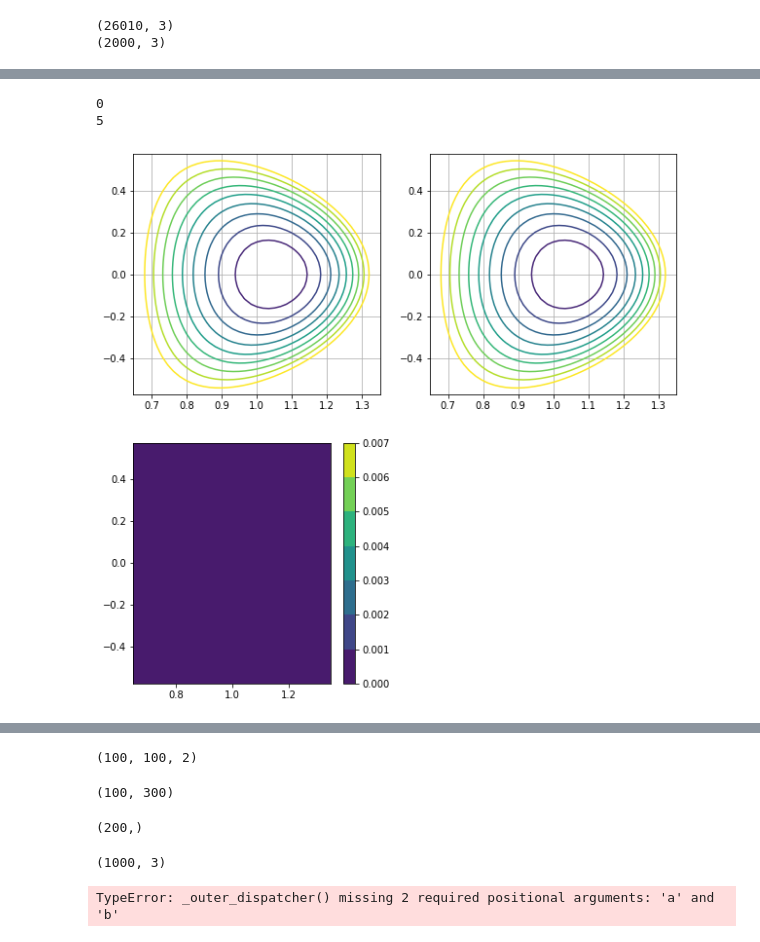
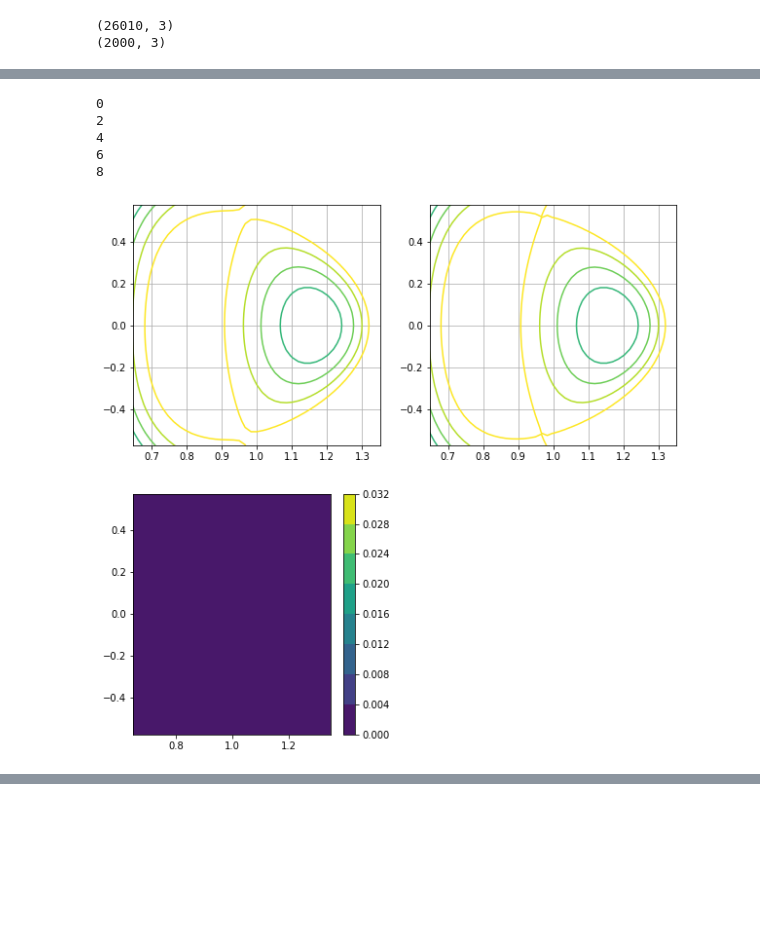
Before and after one commit to akaptano/deepxde_copy, a Jupyter notebook: gs-2d-surrogate/general_solovev_equil_parametrized.ipynb, the cells around one changed output, grey strips where cells are left out. Saved outputs shown, nothing was run; the diff lists cells and outputs as text; code cells hidden in the pictures; blank space fills up the shorter version.

```diff
--- a/gs-2d-surrogate/general_solovev_equil_parametrized.ipynb
+++ b/gs-2d-surrogate/general_solovev_equil_parametrized.ipynb
@@ -15,7 +15,7 @@ import deepxde as dde
 eps = 0.32
 kappa = 1.7
 delta = 0.33
-Amax = 1e-5
+Amax = 10
 
 N1 = - (1 + np.arcsin(delta)) ** 2 / (eps * kappa ** 2)
 N2 = (1 - np.arcsin(delta)) ** 2 / (eps * kappa ** 2)
@@ -29,7 +29,7 @@ def gen_traindata(num):
     N = num
     center = np.array([[0.0,0.0,0.0]])
     tau = np.linspace(0, 2 * np.pi, N)
-    num_A = 1
+    num_A = 20
     Arange = np.linspace(-Amax, Amax, num_A)
     # Define boundary of ellipse
     #x_ellipse = np.asarray([1 + eps * np.cos(tau + np.arcsin(delta) * np.sin(tau)),
@@ -261,7 +265,7 @@ outerPoint = 1 + eps + zoom
 lowPoint   = -kappa * eps - zoom
 highPoint  = kappa * eps + zoom
 
-for i in range(0, xfull.shape[2], 5):
+for i in range(0, xfull.shape[2], 2):
     print(i)
     plt.figure(i + 1, figsize=(10,10))
 
@@ -276,32 +280,35 @@ for i in range(0, xfull.shape[2], 5):
     #ax1.set_title('PINN Solution')
     #ax1.set_xlabel(r'$R/R_{0}$')
     #ax1.set_ylabel(r'$Z/R_{0}$')
     plt.grid(True)
     plt.axis(xmin=innerPoint,xmax=outerPoint,ymin=lowPoint, ymax=highPoint)
 
     # Plot 2 - Analytic Solution
     plt.subplot(2, 2, 2)
     cp = plt.contour(xfull[:, :, i], yfull[:, :, i], psi_true_full[:, :, i],levels=levels)
     #plt.colorbar(cp,ax=ax2).formatter.set_powerlimits((0, 0))
     #ax2.set_title('Analytical Solution')
     #ax2.set_xlabel(r'$R/R_{0}$')
     #ax2.set_ylabel(r'$Z/R_{0}$')
     plt.grid(True)
     plt.axis(xmin=innerPoint,xmax=outerPoint,ymin=lowPoint, ymax=highPoint)
 
     # Plot 4 - Relative Error
     plt.subplot(2, 2, 3)
     cp = plt.contourf(xfull[:, :, i], yfull[:, :, i], error[:, :, i])  #,levels=levels)
     #fig.colorbar(cp,ax=ax3).formatter.set_powerlimits((0, 0))
     #ax2.set_title('Analytical Solution')
     #ax3.set_xlabel(r'$R/R_{0}$')
     #ax3.set_ylabel(r'$Z/R_{0}$')
     plt.axis(xmin=innerPoint,xmax=outerPoint,ymin=lowPoint, ymax=highPoint)
     plt.colorbar()
 
     fig.tight_layout()
     #plt.savefig(f'./cefron/{CONFIG}/runs/{RUN_NAME}/analysis_after_BFGS_A' + str(A[0, 0, i]) + ' .jpg')
 # %% [output]
 0
-5
+2
+4
+6
+8
-[figure, old version]
+[figure, new version]
@@ -309,31 +318,0 @@ for i in range(0, xfull.shape[2], 5):
-# %%
-n = 100
-theta = np.linspace(0, 2 * np.pi, n)
-Arange = np.linspace(-Amax, Amax, n)
-R_ellipse = np.outer(1 + eps * np.cos(theta + np.arcsin(delta) * np.sin(theta)),
-                             np.ones(n)
-                             )
-Z_ellipse = np.outer(eps * kappa * np.sin(theta),
-                             np.ones(n)
-                             )
-A_ellipse = np.outer(np.ones(n), Arange)
-RA = np.outer(1 + eps * np.cos(theta + np.arcsin(delta)), Arange)
-ZA = np.outer(eps * kappa * np.sin(theta), Arange)
-RZA = np.transpose(np.stack((RA, ZA)), [1, 2, 0])
-x_ellipse = np.transpose(np.asarray([R_ellipse, Z_ellipse, A_ellipse]), [1, 2, 0])
-print(RZA.shape)
-X = np.hstack((R_ellipse, Z_ellipse, A_ellipse))
-X.shape
-# %% [output]
-(100, 100, 2)
-(100, 300)
-# %%
-X = np.hstack((1 + eps * np.cos(theta + np.arcsin(delta) * np.sin(theta)) ,
-                       eps * kappa * np.sin(theta)))
-X.shape
-# %% [output]
-(200,)
-# %%
-spatial_domain.x_ellipse.shape
-# %% [output]
-(1000, 3)
@@ -343,4 +318,0 @@ R, A = np.meshgrid(1 + eps * np.cos(theta + np.arcsin(delta)),
-# %%
-RZA = np.outer()
-# %% [output]
-TypeError: _outer_dispatcher() missing 2 required positional arguments: 'a' and 'b'
```
Also changed, not shown: parts of 9 cells of this notebook.
